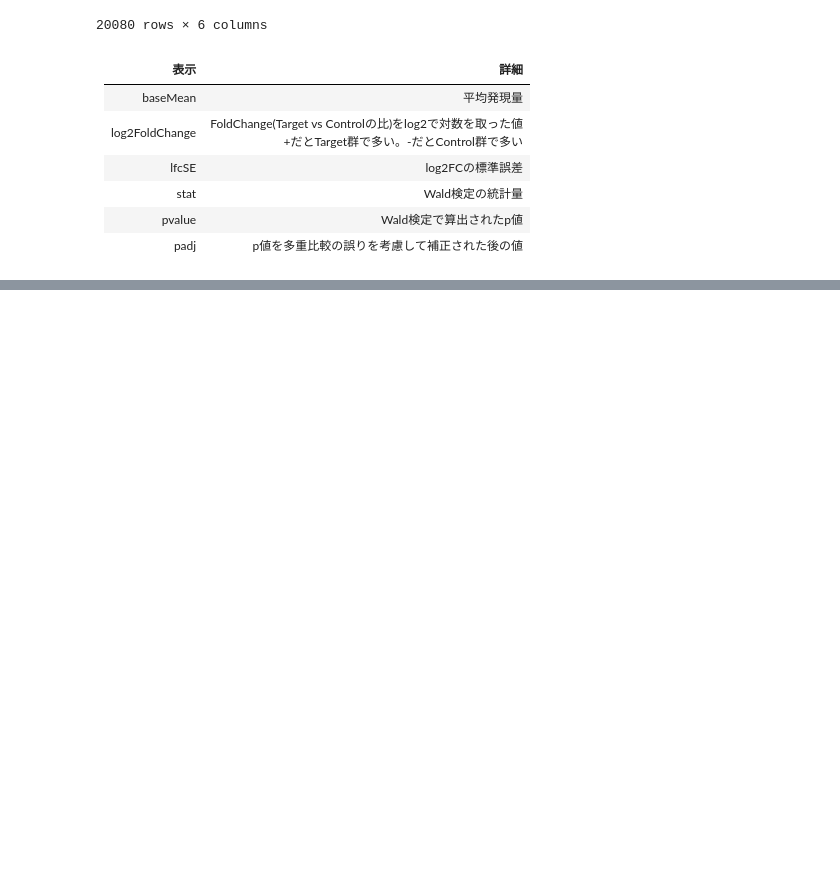
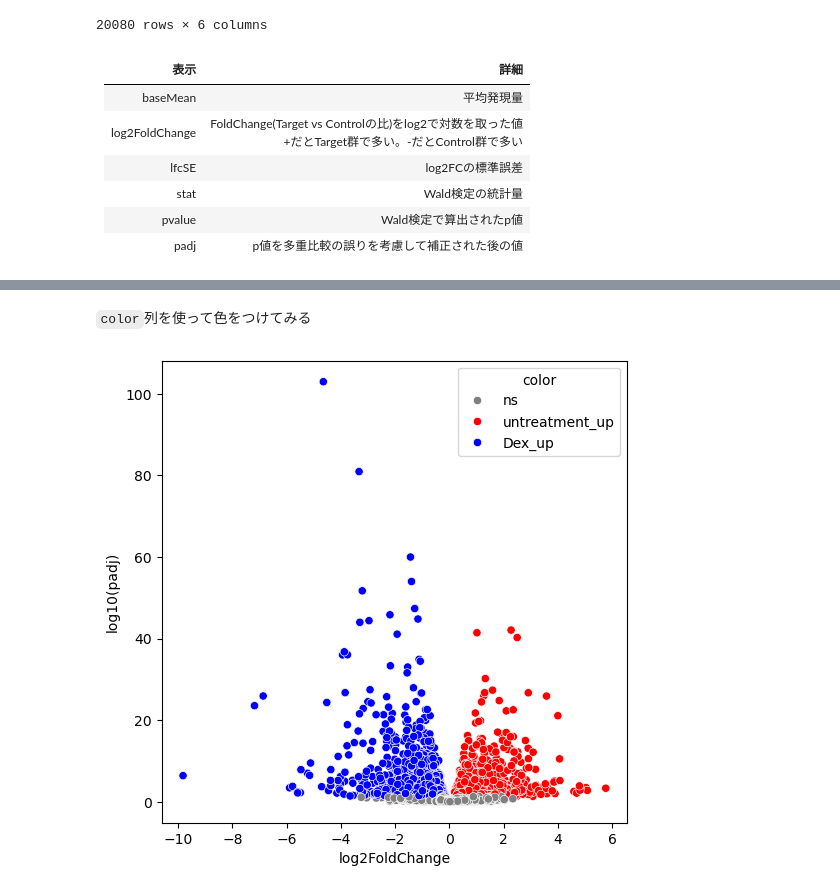
Before and after one commit to Yokohide0317/2024BI-Python, a Jupyter notebook: 9回目/06_deseq2.ipynb, the cells around one changed output, grey strips where cells are left out. Cells and saved outputs as stored; diff of their text form; code cells hidden in the pictures; blank space fills up the shorter version.

```diff
--- a/9回目/06_deseq2.ipynb
+++ b/9回目/06_deseq2.ipynb
@@ -249,0 +261,22 @@ color_dict = {"untreatment_up": "red", "Dex_up": "blue", "ns": "gray"}
+# %% [markdown]
+`color`列を使って色をつけてみる
+# %%
+color_dict = {"untreatment_up": "red", "Dex_up": "blue", "ns": "gray"}
+
+# キャンバスを作成
+fig, ax = plt.subplots(figsize=(6, 6))
+
+# 散布図を作成
+sns.scatterplot(
+    data=deseq_result_df,
+    x="log2FoldChange",
+    y="log10(padj)",
+    hue="color",
+    palette=color_dict,
+    ax=ax
+)
+
+# 上記の設定を反映したグラフを表示
+plt.show()
+# %% [output]
+[figure, added]
```
Also changed, not shown: parts of 15 cells of this notebook, 1 other file.
